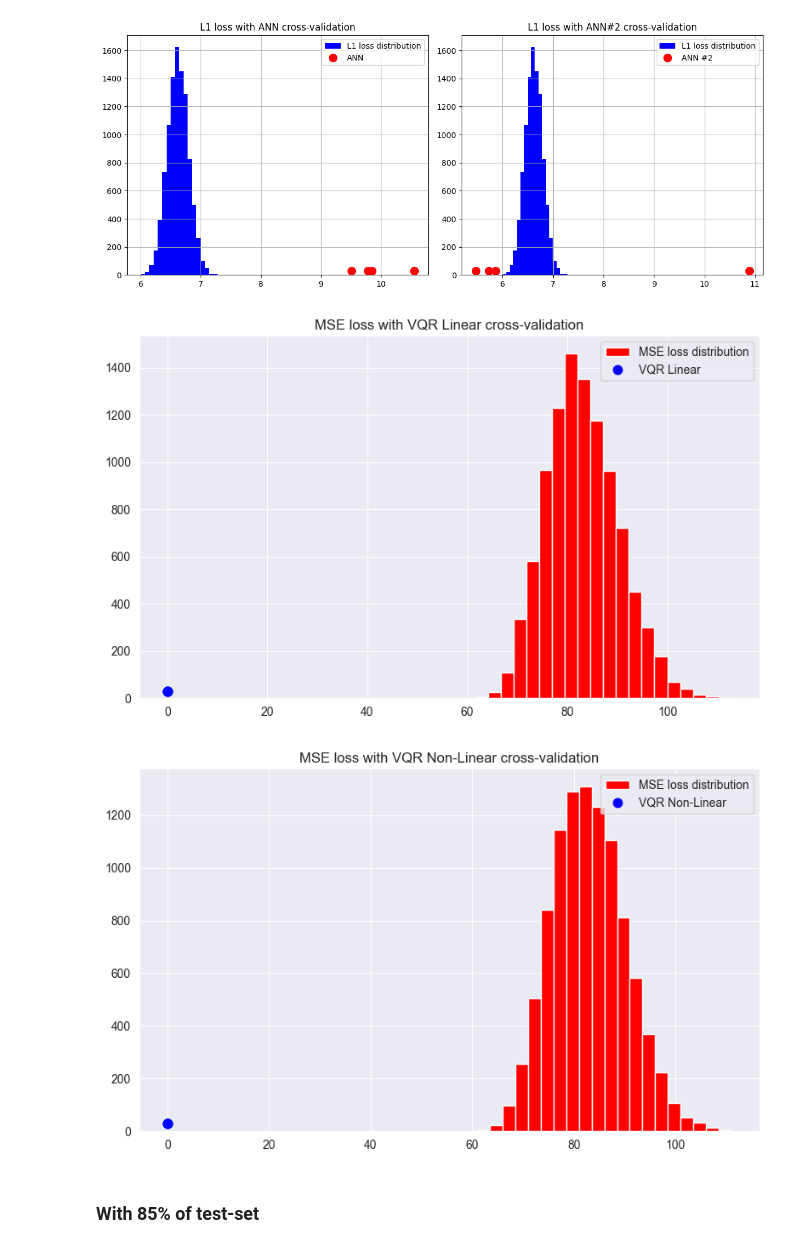
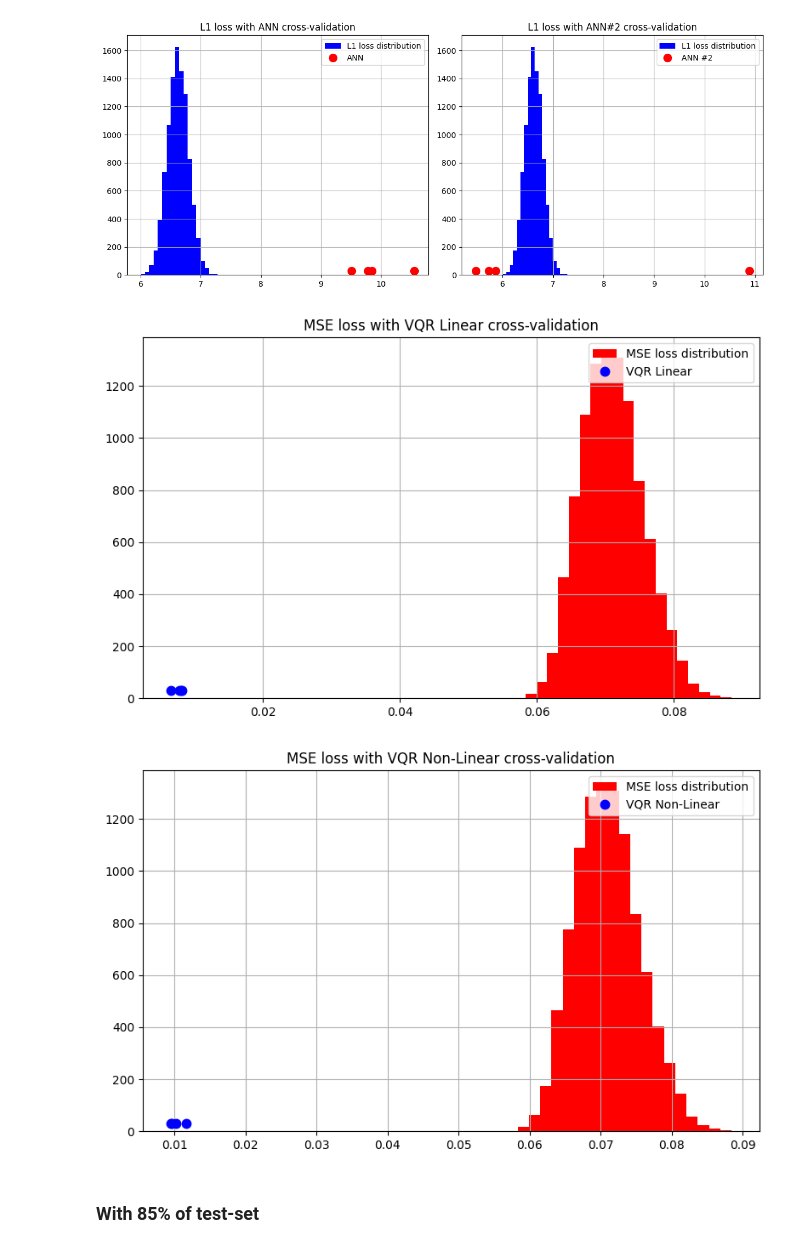
Before and after one commit to lolloberga/quantum_weather_station, a Jupyter notebook: notebooks/5_benchmark_loss.ipynb, the cells around one changed output. Saved outputs shown, nothing was run; the diff lists cells and outputs as text; code cells hidden in the pictures.

Commit message:
fix: scaled dataframe before creating the loss benchmark to compare with VQR

```diff
--- a/notebooks/5_benchmark_loss.ipynb
+++ b/notebooks/5_benchmark_loss.ipynb
@@ -168,3 +171,27 @@ plt.show()
+# %%
+TRAIN_SIZE      = 0.75
+# Prepare dataframe
+df_scaled = df.drop(['timestamp'], axis=1)
+scaler = MinMaxScaler(feature_range=(-1, 1))
+rescaledX = scaler.fit_transform(df_scaled)
+df_scaled = pd.DataFrame(rescaledX, columns=df_scaled.columns)
+X = df_scaled.loc[:, df_scaled.columns != "y"].values
+y = df_scaled['y'].values
+l1_loss = []
+rmse_loss = []
+mse_loss = []
+for i in range(0, 10000):
+    _, X_test, _, y_test = train_test_split(X, y, train_size=TRAIN_SIZE, shuffle=True)
+    l1 = CRITERION_L1(torch.from_numpy(X_test.astype(np.float32)), torch.from_numpy(y_test.astype(np.float32))).item()
+    rmse = CRITERION_RMSE(torch.from_numpy(X_test.astype(np.float32)), torch.from_numpy(y_test.astype(np.float32))).item()
+    mse = CRITERION_MSE(torch.from_numpy(X_test.astype(np.float32)), torch.from_numpy(y_test.astype(np.float32))).item()
+    l1_loss.append(l1)
+    rmse_loss.append(rmse)
+    mse_loss.append(mse)
+df_benchmark_distribution_scaled = pd.DataFrame(columns=['l1', 'rmse', 'mse'])
+df_benchmark_distribution_scaled['l1'] = l1_loss
+df_benchmark_distribution_scaled['rmse'] = rmse_loss
+df_benchmark_distribution_scaled['mse'] = mse_loss
 # %% [markdown]
 ANN #1 (con 25% di test-set)
 - FOLD 1: 10.556
@@ -205,24 +232,24 @@ plt.show()
 [figure]
 # %%
 fig, ax = plt.subplots(1, 1, figsize=(8, 5))
-df_benchmark_distribution['mse'].hist(bins=20, ax=ax, color='red', label='MSE loss distribution')
+df_benchmark_distribution_scaled['mse'].hist(bins=20, ax=ax, color='red', label='MSE loss distribution')
 ax.set_title('MSE loss with VQR Linear cross-validation')
 ax.plot([0.0082112, 0.0077559, 0.0065363, 0.0080037], [30, 30, 30, 30], marker='.', ls='none', ms=15, color='blue', label='VQR Linear')
 fig.tight_layout()
 ax.legend(loc='upper right')
 plt.show()
 # %% [output]
-[figure, old version]
+[figure, new version]
 # %%
 fig, ax = plt.subplots(1, 1, figsize=(8, 5))
-df_benchmark_distribution['mse'].hist(bins=20, ax=ax, color='red', label='MSE loss distribution')
+df_benchmark_distribution_scaled['mse'].hist(bins=20, ax=ax, color='red', label='MSE loss distribution')
 ax.set_title('MSE loss with VQR Non-Linear cross-validation')
 ax.plot([0.010147, 0.0095828, 0.0094464, 0.011666], [30, 30, 30, 30], marker='.', ls='none', ms=15, color='blue', label='VQR Non-Linear')
 fig.tight_layout()
 ax.legend(loc='upper right')
 plt.show()
 # %% [output]
-[figure, old version]
+[figure, new version]
 # %% [markdown]
 ### With 85% of test-set
 # %%
```
Also changed, not shown: parts of 2 cells of this notebook.
